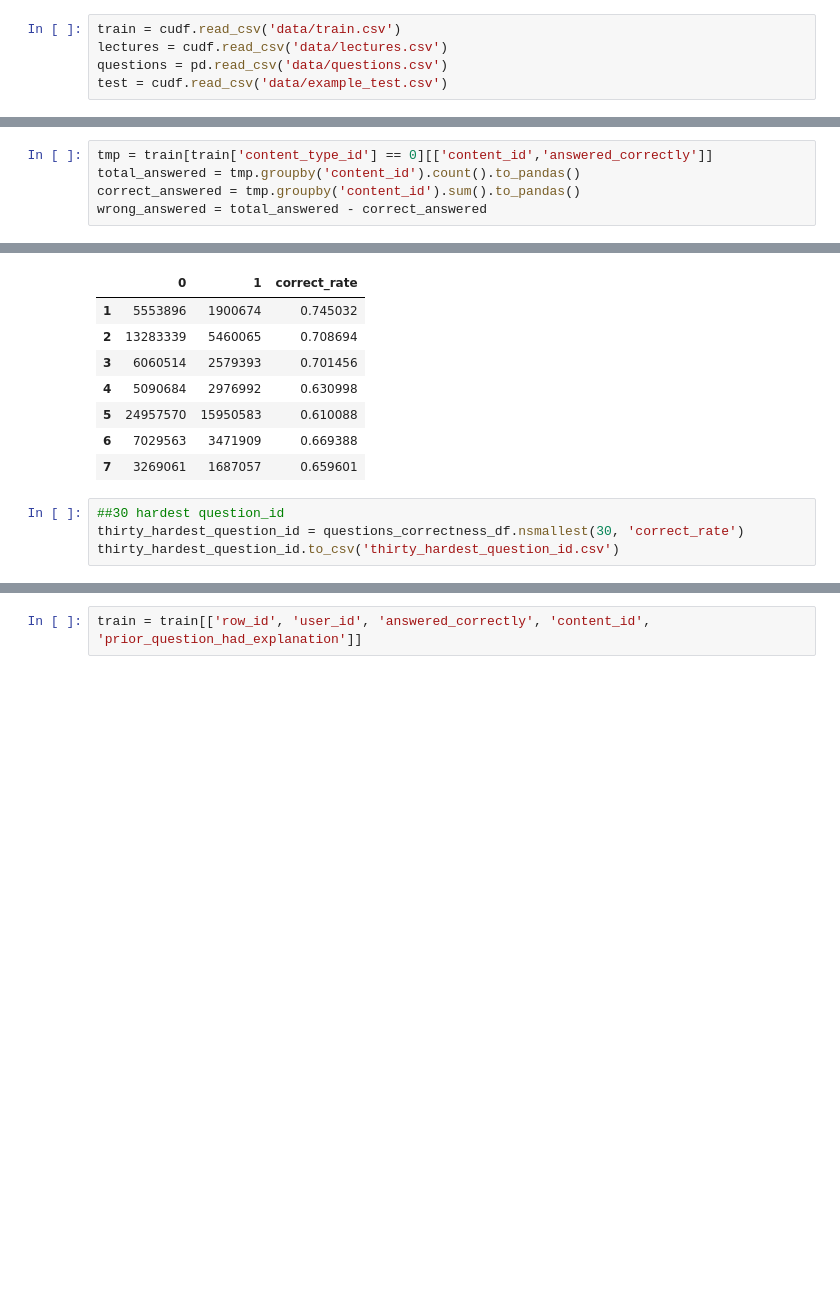
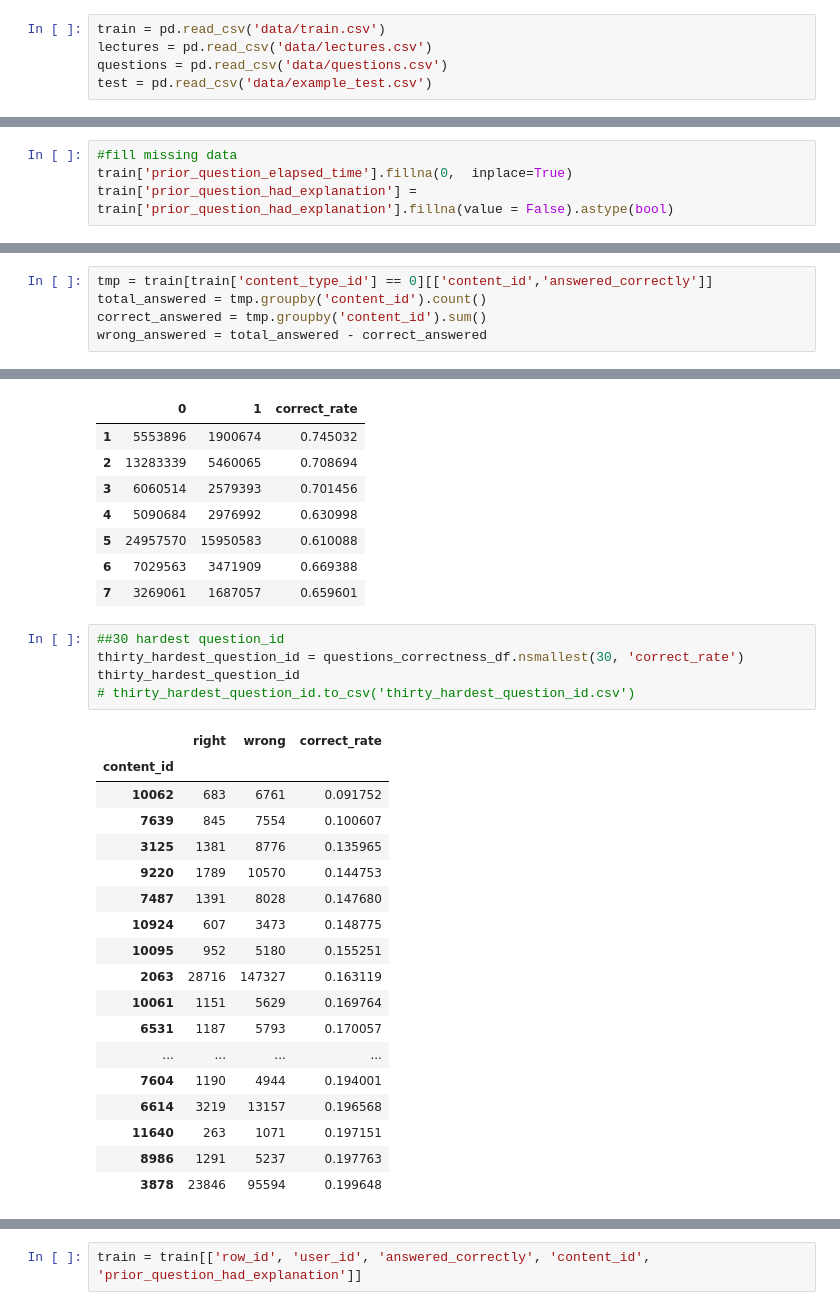
Before and after one commit to ht2459/Kaggle_Riiid, a Jupyter notebook: Riiid.ipynb, the cells around one changed output, grey strips where cells are left out. Saved outputs shown, nothing was run; the diff lists cells and outputs as text; blank space fills up the shorter version.

```diff
--- a/Riiid.ipynb
+++ b/Riiid.ipynb
@@ -10,10 +10,10 @@ print(f'python version: {python_version()}')
 # %% [output]
 python version: 3.7.9
 # %%
-train = cudf.read_csv('data/train.csv')
-lectures = cudf.read_csv('data/lectures.csv')
+train = pd.read_csv('data/train.csv')
+lectures = pd.read_csv('data/lectures.csv')
 questions = pd.read_csv('data/questions.csv')
-test = cudf.read_csv('data/example_test.csv')
+test = pd.read_csv('data/example_test.csv')
 # %% [markdown]
 ### Basic Info
 # %%
@@ -134,0 +130,4 @@ dtype: float64
+# %%
+#fill missing data
+train['prior_question_elapsed_time'].fillna(0,  inplace=True)
+train['prior_question_had_explanation'] = train['prior_question_had_explanation'].fillna(value = False).astype(bool)
@@ -246,8 +247,8 @@ questions_tag
  ...}
 # %%
 tmp = train[train['content_type_id'] == 0][['content_id','answered_correctly']]
-total_answered = tmp.groupby('content_id').count().to_pandas()
-correct_answered = tmp.groupby('content_id').sum().to_pandas()
+total_answered = tmp.groupby('content_id').count()
+correct_answered = tmp.groupby('content_id').sum()
 wrong_answered = total_answered - correct_answered
 # %%
 questions_correctness_df = pd.merge(correct_answered, total_answered , on='content_id')\
@@ -431,7 +432,27 @@ part_correctness_df
 # %%
 ##30 hardest question_id
 thirty_hardest_question_id = questions_correctness_df.nsmallest(30, 'correct_rate')
-thirty_hardest_question_id.to_csv('thirty_hardest_question_id.csv')
+thirty_hardest_question_id
+# thirty_hardest_question_id.to_csv('thirty_hardest_question_id.csv')
+# %% [output]
+|  | right | wrong | correct_rate |
+| content_id |  |  |  |
+| 10062 | 683 | 6761 | 0.091752 |
+| 7639 | 845 | 7554 | 0.100607 |
+| 3125 | 1381 | 8776 | 0.135965 |
+| 9220 | 1789 | 10570 | 0.144753 |
+| 7487 | 1391 | 8028 | 0.147680 |
+| 10924 | 607 | 3473 | 0.148775 |
+| 10095 | 952 | 5180 | 0.155251 |
+| 2063 | 28716 | 147327 | 0.163119 |
+| 10061 | 1151 | 5629 | 0.169764 |
+| 6531 | 1187 | 5793 | 0.170057 |
+| ... | ... | ... | ... |
+| 7604 | 1190 | 4944 | 0.194001 |
+| 6614 | 3219 | 13157 | 0.196568 |
+| 11640 | 263 | 1071 | 0.197151 |
+| 8986 | 1291 | 5237 | 0.197763 |
+| 3878 | 23846 | 95594 | 0.199648 |
 # %%
 ##30 easiest question_id
 thirty_easiest_question_id = questions_correctness_df.nlargest(30, 'correct_rate')
```
Also changed, not shown: parts of 23 cells of this notebook, 3 other files.
